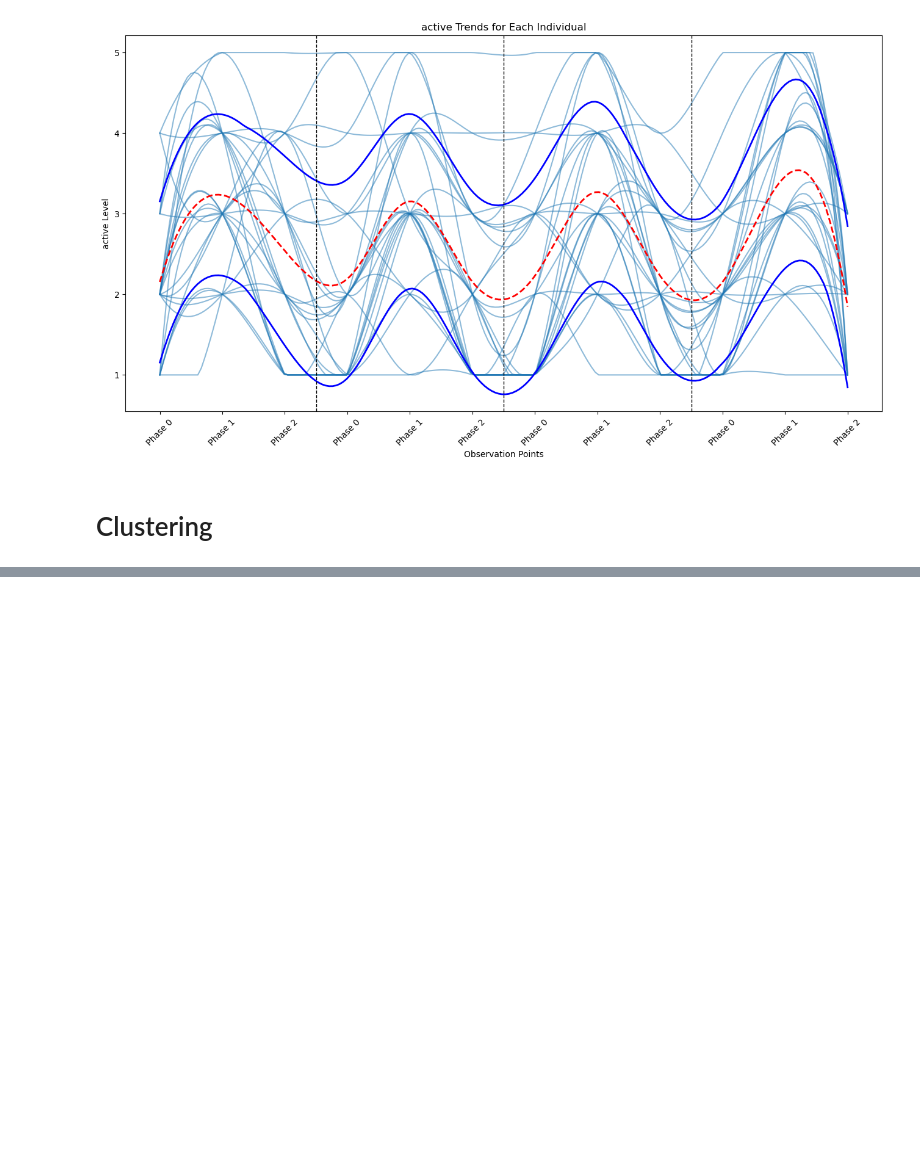
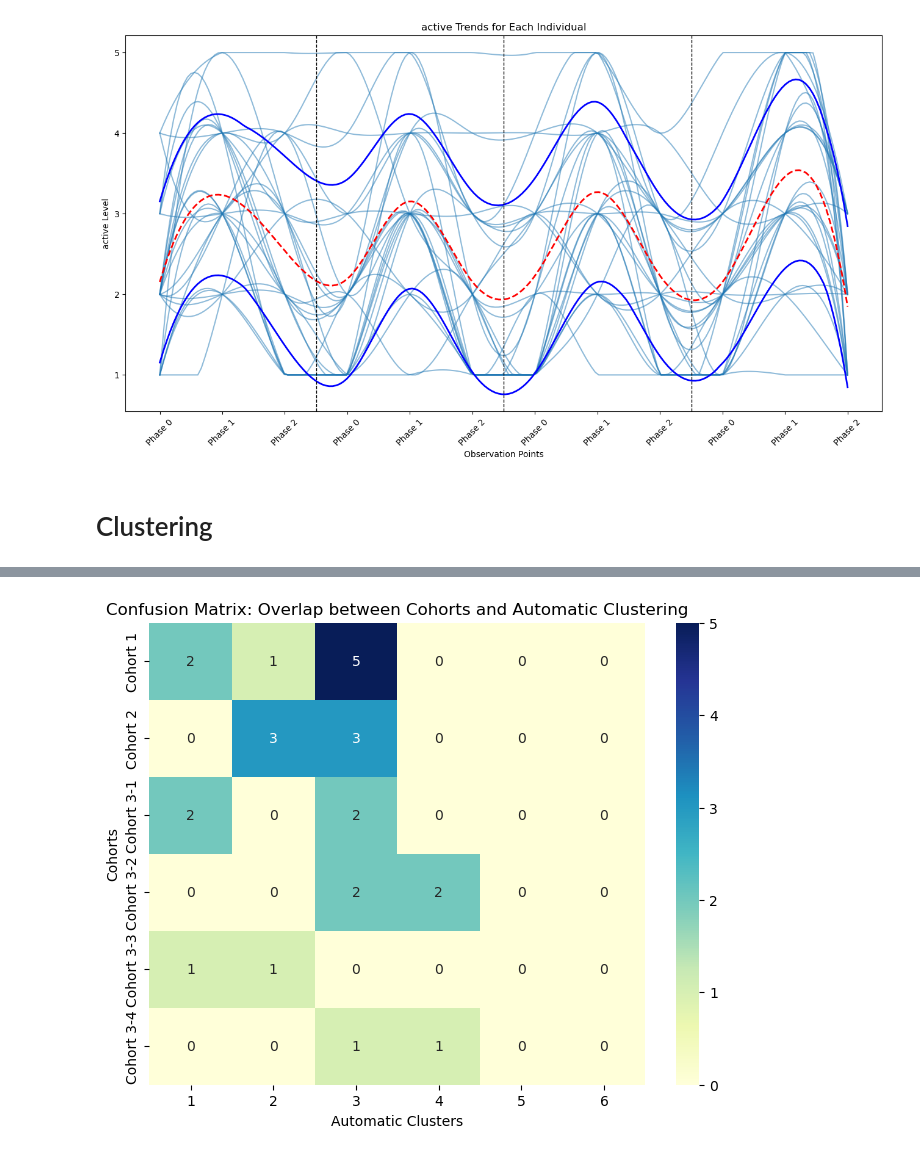
Before and after one commit to SorenBlattBendtsen/02582, a Jupyter notebook: Assignment_2/analysis_by_individual.ipynb, the cells around one changed output, grey strips where cells are left out. Drawn from its saved outputs; the diff is of its cells as text; code cells hidden in the pictures; blank space fills up the shorter version.

```diff
--- a/Assignment_2/analysis_by_individual.ipynb
+++ b/Assignment_2/analysis_by_individual.ipynb
@@ -562,0 +580,3 @@ plot_clusters_by_sentiment_by_individual(newdata,"Frustrated", num_clusters=3, c
+# %%
+ind_cohort = {j: c for j,c in zip(individuals, cohorts)}
+ind_cohort_list = [ind_cohort[j+1] for j in range(26)]
@@ -562,0 +597,19 @@ plot_clusters_by_sentiment_by_individual(newdata,"Frustrated", num_clusters=3, c
+# %%
+from sklearn.metrics import confusion_matrix
+# Create a confusion matrix to assess the overlap
+conf_matrix = confusion_matrix(ind_cohort_list,cluster)
+
+# Create a DataFrame for better visualization
+conf_matrix_df = pd.DataFrame(conf_matrix,
+                              index=['Cohort 1', 'Cohort 2', 'Cohort 3-1', 'Cohort 3-2', 'Cohort 3-3', 'Cohort 3-4'],
+                              columns=['1', '2', '3', '4', '5', '6'])
+
+# Plot the confusion matrix as a heatmap
+plt.figure(figsize=(8, 6))
+sns.heatmap(conf_matrix_df, annot=True, fmt="d", cmap="YlGnBu")
+plt.xlabel('Automatic Clusters')  # X-axis label
+plt.ylabel('Cohorts')  # Y-axis label
+plt.title('Confusion Matrix: Overlap between Cohorts and Automatic Clustering')
+plt.show()
+# %% [output]
+[figure, added]
```
Also changed, not shown: parts of 6 cells of this notebook.
